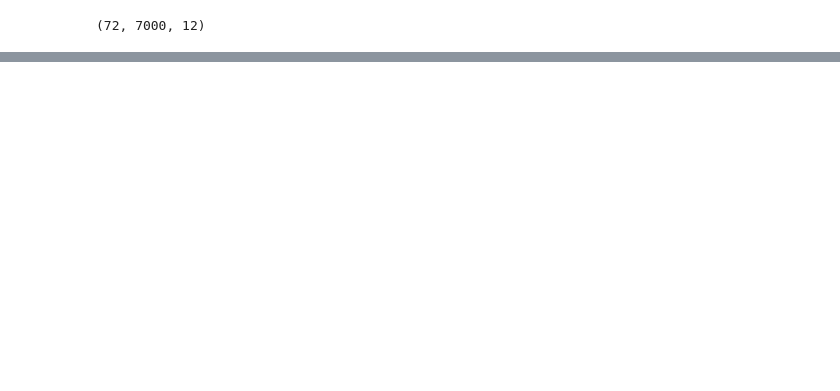
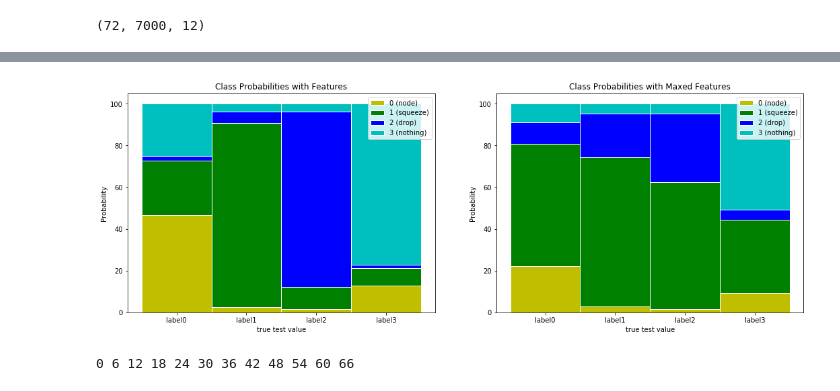
Before and after one commit to yash181/Tensegrity-HRI, a Jupyter notebook: Data_sala/sala Probability.ipynb, the cells around one changed output, grey strips where cells are left out. Saved outputs shown, nothing was run; the diff lists cells and outputs as text; code cells hidden in the pictures; blank space fills up the shorter version.

```diff
--- a/Data_sala/sala Probability.ipynb
+++ b/Data_sala/sala Probability.ipynb
@@ -497,0 +268,19 @@ array([[0.20707208, 0.55427376, 0.09389592, 0.14475825],
+# %%
+# Max features vs. all features
+
+# Feature-engineered data. Get probabilities for uncalibrated classifier trained on both train and validation data
+clf_probs1,sig_clf_probs1,_,_,_ = train_xvalidation(normalized_featured_data, 32, 100)
+
+# Feature-engineered data. Probabilities for random forest classifier calibrated on validation data and evaluated
+# on test data
+clf_probs2,sig_clf_probs2,_,_,_ = train_xvalidation(maxed_data, 32, 100)
+
+# Plot probabilities of cross-validation vs. no cross-validation
+
+fig= plt.figure(figsize=(18,6))
+plt.subplot(1,2,1)
+generate_plot(sig_clf_probs1, "Class Probabilities with Features")
+plt.subplot(1, 2, 2)
+generate_plot(sig_clf_probs2, "Class Probabilities with Maxed Features")
+# %% [output]
+[figure, added]
@@ -497,0 +324,5 @@ array([[0.20707208, 0.55427376, 0.09389592, 0.14475825],
+# %%
+three_quarters_data = one_feature(normalized_data, "three quarters", .75)
+sum_data = one_feature(normalized_data, "sum")
+# %% [output]
+0 6 12 18 24 30 36 42 48 54 60 66
```
Also changed, not shown: parts of 49 cells of this notebook, 1 other file.
